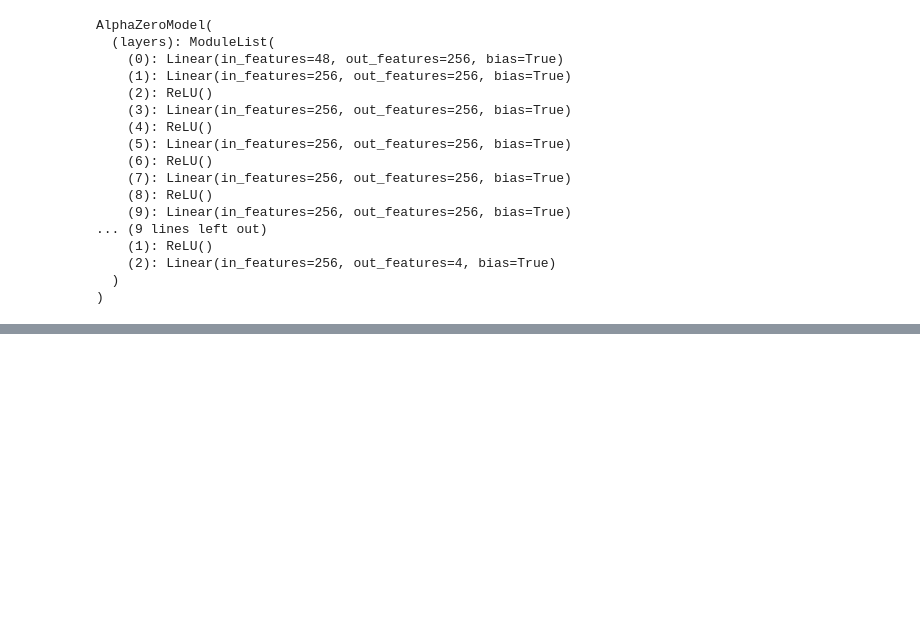
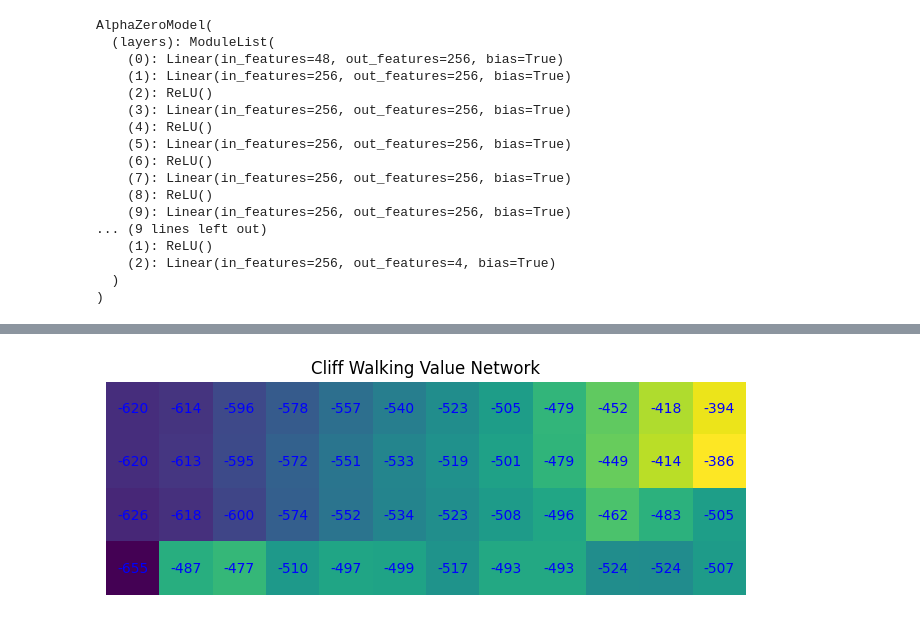
Before and after one commit to albinjal/GeneralAlphaZero, a Jupyter notebook: notebooks/investigate_nn.ipynb, the cells around one changed output, grey strips where cells are left out. Saved outputs shown, nothing was run; the diff lists cells and outputs as text; code cells hidden in the pictures; blank space fills up the shorter version.

Commit message:
add plot model to tensorboard for cliffwalk

```diff
--- a/notebooks/investigate_nn.ipynb
+++ b/notebooks/investigate_nn.ipynb
@@ -156,0 +74,16 @@ plt.show()
+# %%
+from torchvision.transforms import ToTensor
+from PIL import Image
+import io
+def plot_to_tensor(fig):
+    """Convert a Matplotlib figure to a 4D tensor for TensorBoard."""
+    buf = io.BytesIO()
+    fig.savefig(buf, format='png')
+    buf.seek(0)
+    img = Image.open(buf)
+    tensor = ToTensor()(img).unsqueeze(0)
+    return tensor
+
+plot_value_network(outputs)
+# %% [output]
+[figure, added]
```
Also changed, not shown: parts of 4 cells of this notebook, 2 other files.
